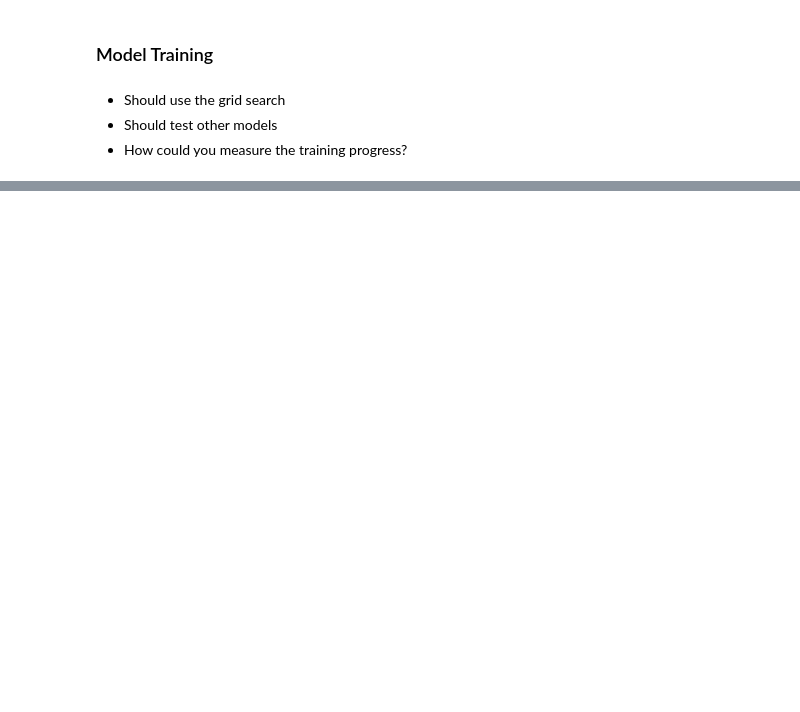
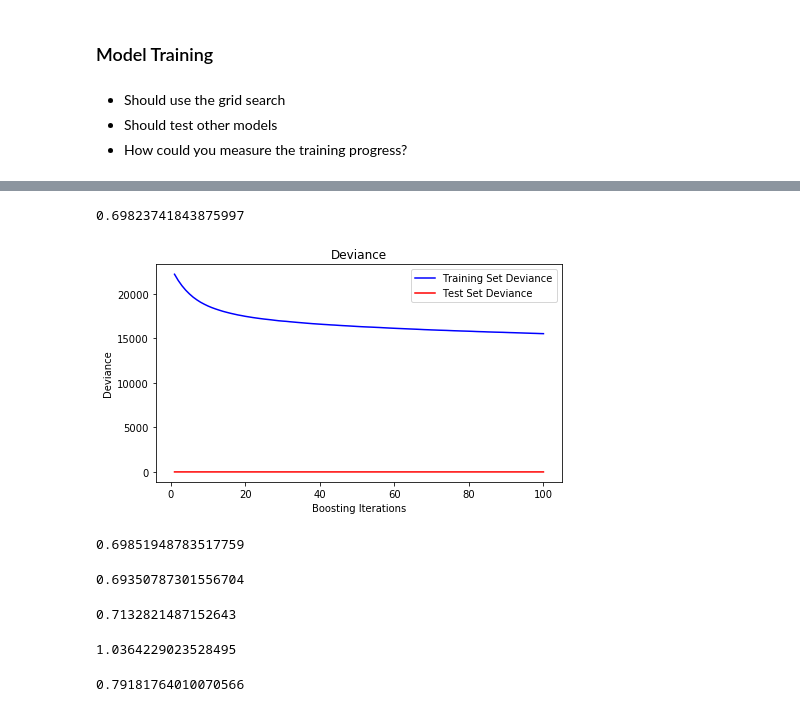
Before and after one commit to zhucebuliaolongchuan/Tandon_Torch, a Jupyter notebook: Tandon_Torch_refined.ipynb, the cells around one changed output, grey strips where cells are left out. Drawn from its saved outputs; the diff is of its cells as text; code cells hidden in the pictures; blank space fills up the shorter version.

```diff
--- a/Tandon_Torch_refined.ipynb
+++ b/Tandon_Torch_refined.ipynb
@@ -177,0 +222,5 @@ def train_model(train_data, test_data, params):
+# %%
+params_grid = {'n_estimators': [100, 500], 'max_depth': [4, 8], 'min_samples_split': [4, 8], 'learning_rate': [0.1, 1.0], 'loss': ['deviance']}
+# %%
+gbc_grid_search = GridSearchCV(ensemble.GradientBoostingClassifier(), params_grid, scoring = 'log_loss')
+gbc_grid_search.fit(X_train, y_train)
@@ -177,0 +249,65 @@ def train_model(train_data, test_data, params):
+# %%
+params = {'n_estimators': 100, 'max_depth': 4, 'min_samples_split':4,
+          'learning_rate': 0.1, 'loss': 'deviance'}
+
+clf = ensemble.GradientBoostingClassifier(**params)
+clf = clf.fit(X_train, y_train)
+y_pred = clf.predict_proba(X_test)
+score = metrics.log_loss(y_test, y_pred)
+score
+# %% [output]
+0.69823741843875997
+# %%
+# Plot Training Deviance
+# compute test set deviance
+test_score = np.zeros((params['n_estimators'], ), dtype=np.float64)
+
+for i, y_pred in enumerate(clf.staged_predict_proba(X_test)):
+    test_score[i] = metrics.log_loss(y_test, y_pred)
+# %%
+plt.figure(figsize=(16, 4))
+plt.subplot(1, 2, 1)
+plt.title('Deviance')
+plt.plot(np.arange(params['n_estimators']) + 1, clf.train_score_, 'b-', label='Training Set Deviance')
+plt.plot(np.arange(params['n_estimators']) + 1, test_score, 'r-', label='Test Set Deviance')
+plt.legend(loc='upper right')
+plt.xlabel('Boosting Iterations')
+plt.ylabel('Deviance')
+plt.show()
+# %% [output]
+[figure, added]
+# %%
+params = {'n_estimators': 100, 'max_depth': 4, 'min_samples_split':50,
+          'learning_rate': 0.1, 'loss': 'deviance'}
+score = train_model(X_train, X_test, y_train, y_test, params)
+score
+# %% [output]
+0.69851948783517759
+# %%
+params = {'n_estimators': 500, 'max_depth': 4, 'min_samples_split':50,
+          'learning_rate': 0.1, 'loss': 'deviance'}
+score = train_model(X_train, X_test, y_train, y_test, params)
+score
+# %% [output]
+0.69350787301556704
+# %%
+params = {'n_estimators': 500, 'max_depth': 4, 'min_samples_split':50,
+          'learning_rate': 0.01, 'loss': 'deviance'}
+score = train_model(X_train, X_test, y_train, y_test, params)
+score
+# %% [output]
+0.7132821487152643
+# %%
+params = {'n_estimators': 500, 'max_depth': 4, 'min_samples_split':50,
+          'learning_rate': 1, 'loss': 'deviance'}
+score = train_model(X_train, X_test, y_train, y_test, params)
+score
+# %% [output]
+1.0364229023528495
+# %%
+params = {'n_estimators': 100, 'max_depth': 4, 'min_samples_split':50,
+          'learning_rate': 1, 'loss': 'deviance'}
+score = train_model(X_train, X_test, y_train, y_test, params)
+score
+# %% [output]
+0.79181764010070566
```
Also changed, not shown: parts of 20 cells of this notebook.
